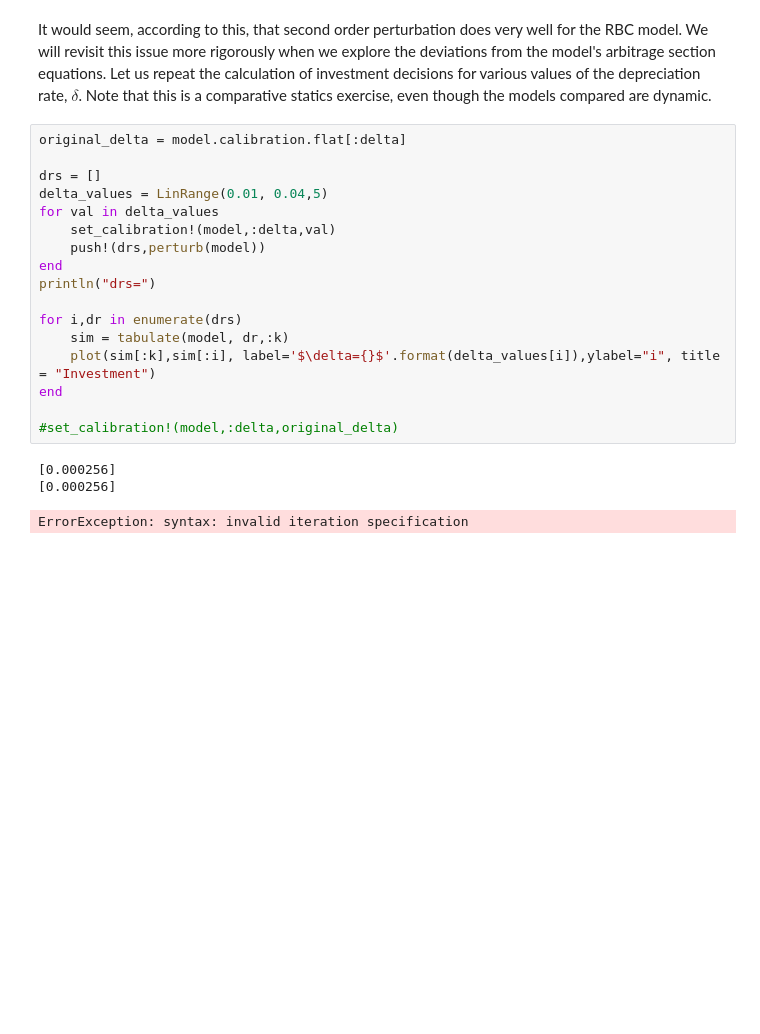
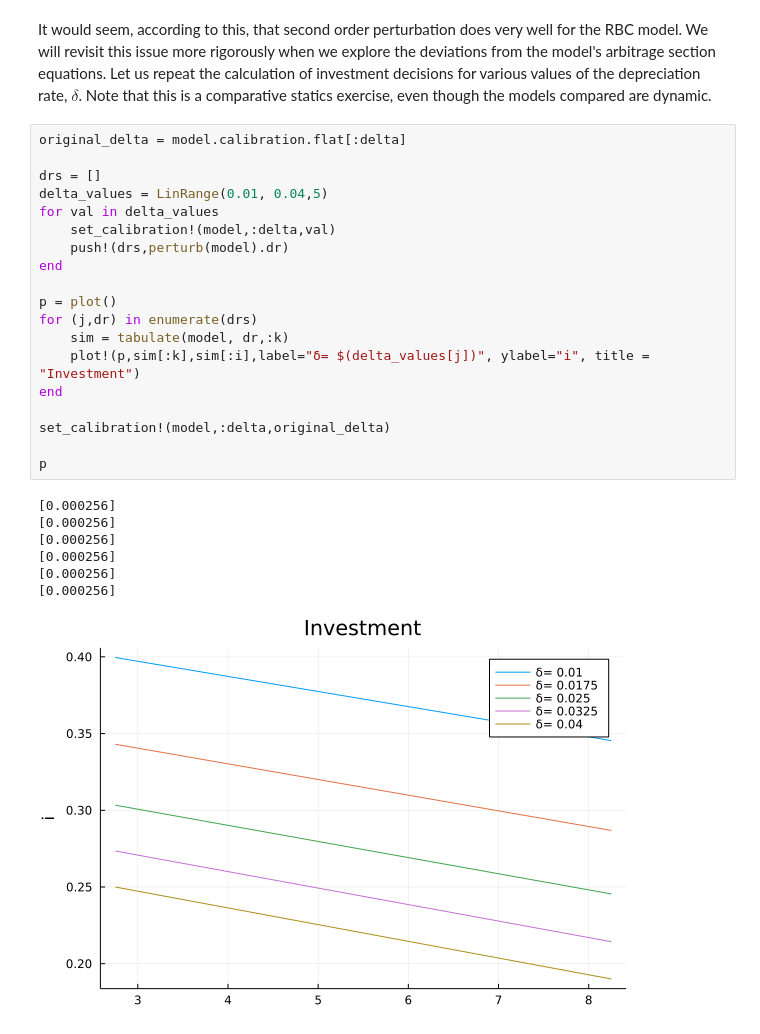
Before and after one commit to EconForge/Dolo.jl, a Jupyter notebook: examples/notebooks/rbc_model.ipynb, the cells around one changed output. Saved outputs shown, nothing was run; the diff lists cells and outputs as text; blank space fills up the shorter version.

```diff
--- a/examples/notebooks/rbc_model.ipynb
+++ b/examples/notebooks/rbc_model.ipynb
@@ -126,21 +126,27 @@ Let us repeat the calculation of investment decisions for various values of the
 # %%
 original_delta = model.calibration.flat[:delta]
 
 drs = []
 delta_values = LinRange(0.01, 0.04,5)
 for val in delta_values
     set_calibration!(model,:delta,val)
-    push!(drs,perturb(model))
-end
-println("drs=")
-
-for i,dr in enumerate(drs)
-    sim = tabulate(model, dr,:k)
-    plot(sim[:k],sim[:i], label='$\delta={}$'.format(delta_values[i]),ylabel="i", title = "Investment")
+    push!(drs,perturb(model).dr)
 end
 
-#set_calibration!(model,:delta,original_delta)
+p = plot()
+for (j,dr) in enumerate(drs)
+    sim = tabulate(model, dr,:k)
+    plot!(p,sim[:k],sim[:i],label="δ= $(delta_values[j])", ylabel="i", title = "Investment")
+end
+
+set_calibration!(model,:delta,original_delta)
+
+p
 # %% [output]
 [0.000256]
 [0.000256]
+[0.000256]
+[0.000256]
+[0.000256]
+[0.000256]
-ErrorException: syntax: invalid iteration specification
+[figure, added]
```
Also changed, not shown: parts of 39 cells of this notebook.
